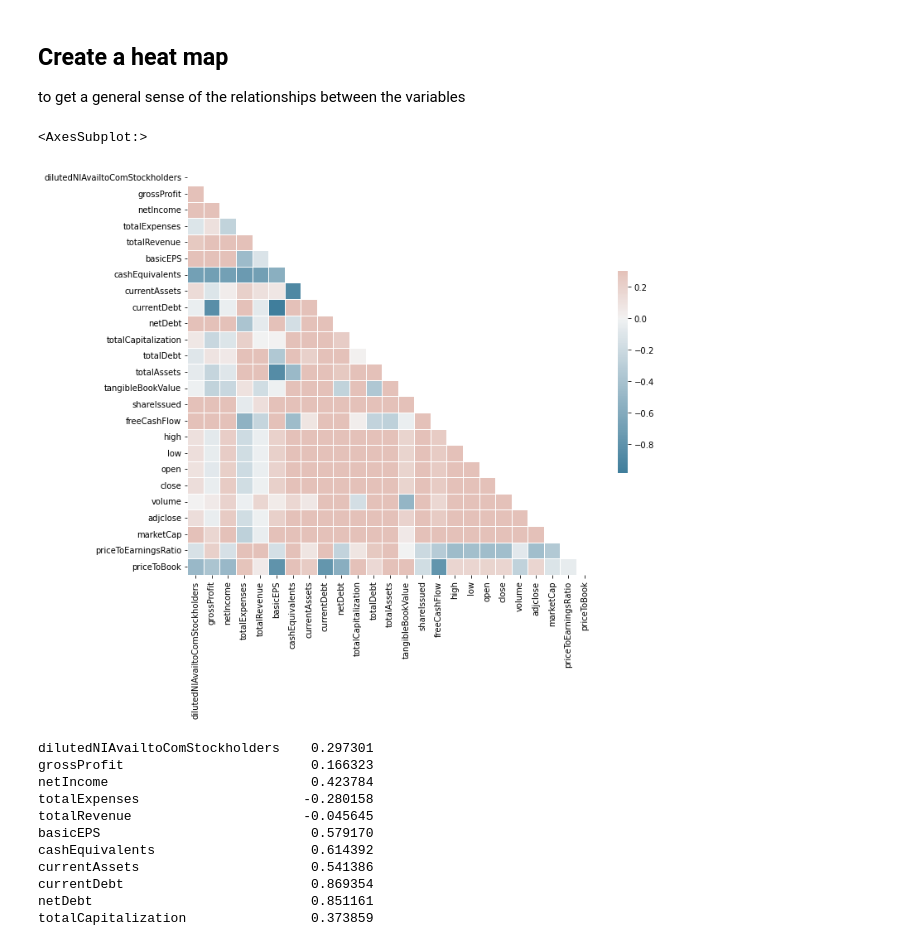
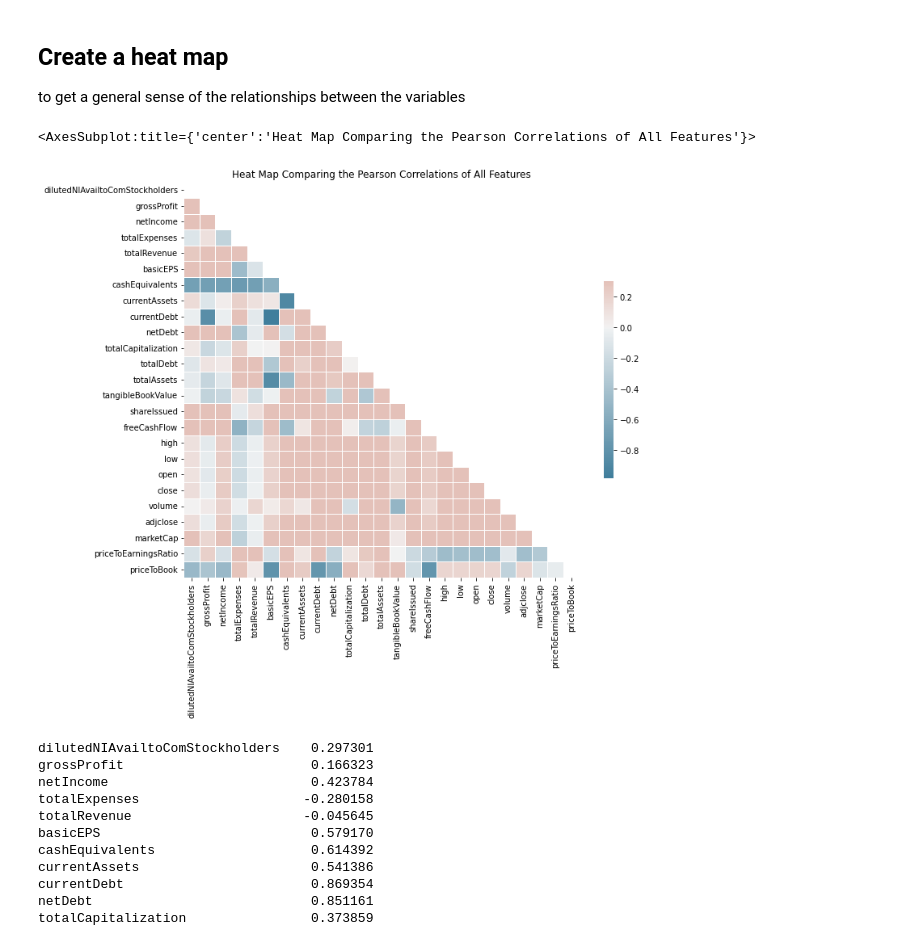
Before and after one commit to jeffjoseph22/value-investing, a Jupyter notebook: value_investing_analysis.ipynb, the cells around one changed output. Cells and saved outputs as stored; diff of their text form; code cells hidden in the pictures.

```diff
--- a/value_investing_analysis.ipynb
+++ b/value_investing_analysis.ipynb
@@ -6,8 +6,8 @@ import seaborn as sb
 import matplotlib.pyplot as plt
 import numpy as np
 
-data = pd.read_csv('company-data.csv')
-data
+df = pd.read_csv('company-data.csv')
+df
 # %% [output]
 |  | Unnamed: 0 | dilutedNIAvailtoComStockholders | grossProfit | netIncome | totalExpenses | totalRevenue | basicEPS | ... |
 | 0 | 2022-03-31 | 2.501000e+10 | 4.255900e+10 | 2.501000e+10 | 6.729900e+10 | 9.727800e+10 | 1.540000 | ... |
@@ -30,8 +30,8 @@ data
 # %% [markdown]
 # Clean
 # %%
-data = data.rename(columns={"Unnamed: 0":"date"})
-data
+df = df.rename(columns={"Unnamed: 0":"date"})
+df
 # %% [output]
 |  | date | dilutedNIAvailtoComStockholders | grossProfit | netIncome | totalExpenses | totalRevenue | basicEPS | ... |
 | 0 | 2022-03-31 | 2.501000e+10 | 4.255900e+10 | 2.501000e+10 | 6.729900e+10 | 9.727800e+10 | 1.540000 | ... |
@@ -57,25 +57,23 @@ data
 ## Create a heat map
 to get a general sense of the relationships between the variables
 # %%
-
-
 # Get Correlation Values
-corr = data.corr()
+pearson_corr = df.corr()
 
 # Set up the matplotlib figure
 f, ax = plt.subplots(figsize=(11, 9))
-
+plt.title("Heat Map Comparing the Pearson Correlations of All Features")
 # Generate a mask hide the upper triangle
-mask = np.triu(np.ones_like(corr, dtype=bool))
+mask = np.triu(np.ones_like(pearson_corr, dtype=bool))
 
 # Generate a custom diverging colormap
 cmap = sb.diverging_palette(230, 20, as_cmap=True)
 
 # Draw the heatmap with the mask and correct aspect ratio
-sb.heatmap(corr, cmap=cmap, mask = mask, vmax=.3, center=0,
+sb.heatmap(pearson_corr, cmap=cmap, mask = mask, vmax=.3, center=0,
             square=True, linewidths=.5, cbar_kws={"shrink": .5})
 # %% [output]
-<AxesSubplot:>
+<AxesSubplot:title={'center':'Heat Map Comparing the Pearson Correlations of All Features'}>
-[figure, old version]
+[figure, new version]
 # %%
 # Look at correlation with marketCap (ideal predictor variable)
```
Also changed, not shown: parts of 15 cells of this notebook, 1 other file.
